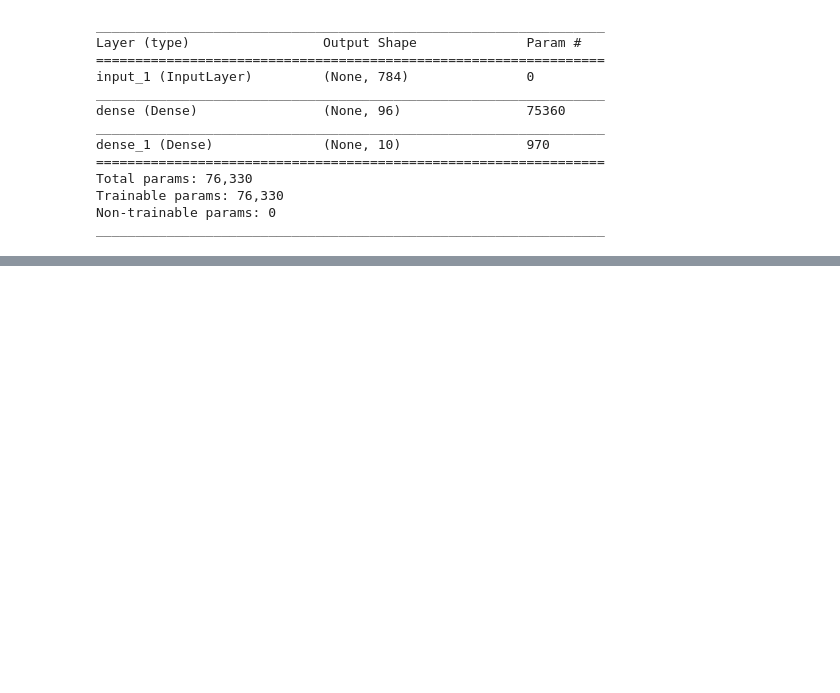
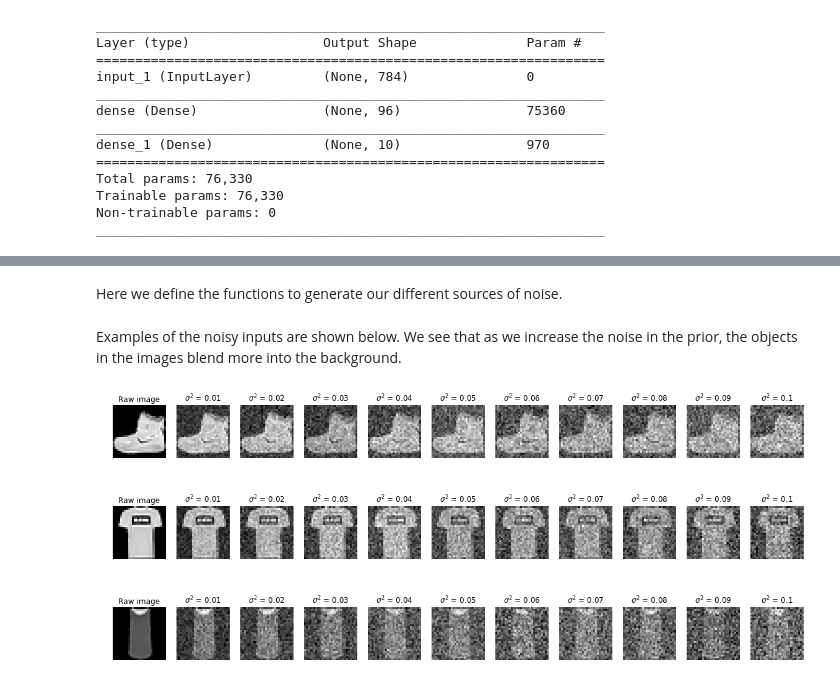
Before and after one commit to chongguo/ADVI-pymc3-Fashion-MNIST, a Jupyter notebook: BBB_tutorial.ipynb, the cells around one changed output, grey strips where cells are left out. Cells and saved outputs as stored; diff of their text form; code cells hidden in the pictures; blank space fills up the shorter version.

```diff
--- a/BBB_tutorial.ipynb
+++ b/BBB_tutorial.ipynb
@@ -870,0 +877,7 @@ Extending BBB Using Noise Contrastive Priors (NCP)
+# %%
+# Reload the data in case of manipulation above
+(X_train, y_train), (X_test, y_test) = load_fashionMNIST()
+# Choose to load pickled data or not
+load_pickle = True
+# %% [markdown]
+Here we define the functions to generate our different sources of noise.
@@ -870,0 +908,45 @@ Extending BBB Using Noise Contrastive Priors (NCP)
+# %% [markdown]
+Examples of the noisy inputs are shown below. We see that as we increase the noise in the prior, the objects in the images blend more into the background.
+# %%
+fig = plt.figure(figsize=(20,2))
+ax = fig.subplots(1,11)
+ax[0].imshow(np.reshape(X_train[0],(28,28)),cmap='gray')
+ax[0].set_title("Raw image")
+ax[0].axis('off')
+#ax[1].imshow(np.reshape(X_cat_noise[0],(28,28)),cmap='gray')
+#ax[1].set_title("Category noise")
+for i in range(len(sigma_values)):
+    ax[i+1].imshow(np.reshape(X_gaus_noise[i,0,:],(28,28)),cmap='gray')
+    ax[i+1].set_title(r"$\sigma^2$ = "+str(sigma_values[i]))
+    ax[i+1].axis('off')
+fig.show()
+
+fig = plt.figure(figsize=(20,2))
+ax = fig.subplots(1,11)
+ax[0].imshow(np.reshape(X_train[1],(28,28)),cmap='gray')
+ax[0].set_title("Raw image")
+ax[0].axis('off')
+#ax[1].imshow(np.reshape(X_cat_noise[1],(28,28)),cmap='gray')
+#ax[1].set_title("Category noise")
+for i in range(len(sigma_values)):
+    ax[i+1].imshow(np.reshape(X_gaus_noise[i,1,:],(28,28)),cmap='gray')
+    ax[i+1].set_title(r"$\sigma^2$ = "+str(sigma_values[i]))
+    ax[i+1].axis('off')
+fig.show()
+
+fig = plt.figure(figsize=(20,2))
+ax = fig.subplots(1,11)
+ax[0].imshow(np.reshape(X_train[2],(28,28)),cmap='gray')
+ax[0].set_title("Raw image")
+ax[0].axis('off')
+#ax[1].imshow(np.reshape(X_cat_noise[2],(28,28)),cmap='gray')
+#ax[1].set_title("Category noise")
+for i in range(len(sigma_values)):
+    ax[i+1].imshow(np.reshape(X_gaus_noise[i,2,:],(28,28)),cmap='gray')
+    ax[i+1].set_title(r"$\sigma^2$ = "+str(sigma_values[i]))
+    ax[i+1].axis('off')
+fig.show()
+# %% [output]
+[figure, added]
+[figure, added]
+[figure, added]
```
Also changed, not shown: parts of 34 cells of this notebook.
